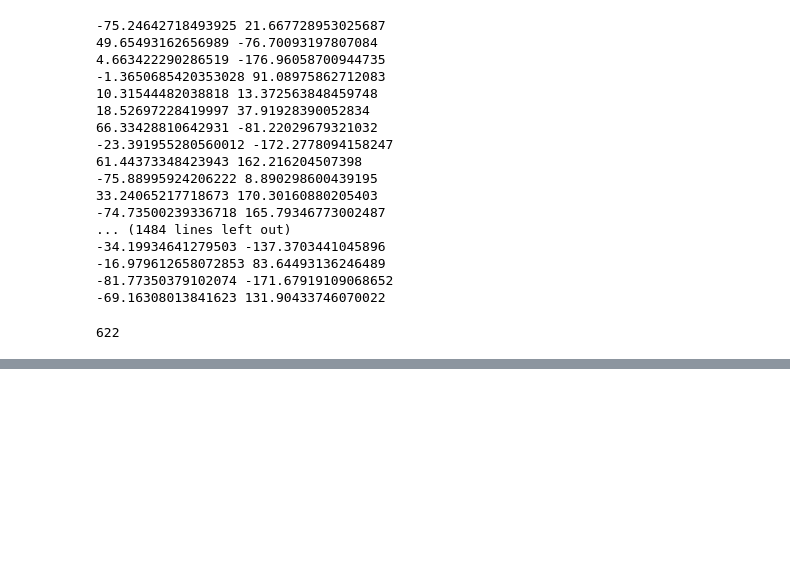
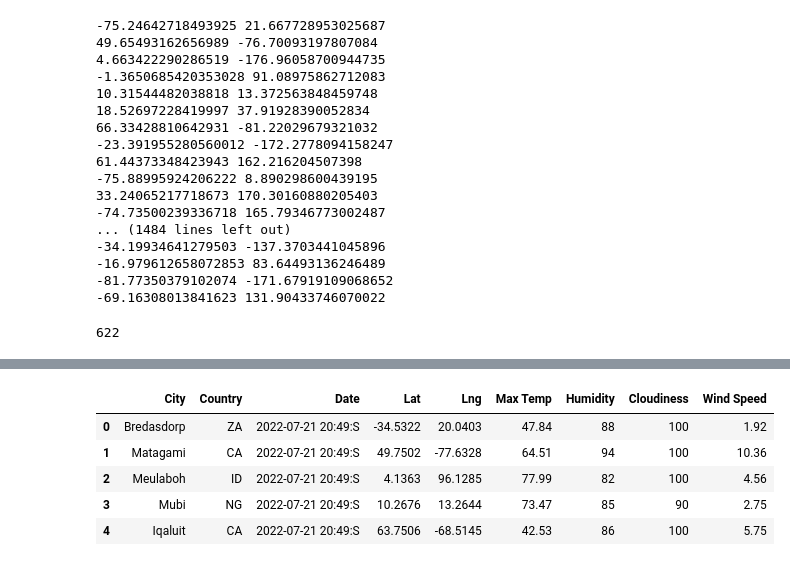
Before and after one commit to jmoletteire/World-Weather-Analysis, a Jupyter notebook: WeatherPy.ipynb, the cells around one changed output, grey strips where cells are left out. Drawn from its saved outputs; the diff is of its cells as text; code cells hidden in the pictures; blank space fills up the shorter version.

```diff
--- a/WeatherPy.ipynb
+++ b/WeatherPy.ipynb
@@ -53,0 +155,11 @@ len(cities)
+# %%
+city_data_df = city_data_df[["City", "Country", "Date", "Lat", "Lng", "Max Temp", "Humidity", "Clouds", "Wind"]]
+city_data_df.rename(columns={"Clouds":"Cloudiness", "Wind":"Wind Speed"}, inplace=True)
+city_data_df.head()
+# %% [output]
+|  | City | Country | Date | Lat | Lng | Max Temp | Humidity | Cloudiness | Wind Speed |
+| 0 | Bredasdorp | ZA | 2022-07-21 20:49:S | -34.5322 | 20.0403 | 47.84 | 88 | 100 | 1.92 |
+| 1 | Matagami | CA | 2022-07-21 20:49:S | 49.7502 | -77.6328 | 64.51 | 94 | 100 | 10.36 |
+| 2 | Meulaboh | ID | 2022-07-21 20:49:S | 4.1363 | 96.1285 | 77.99 | 82 | 100 | 4.56 |
+| 3 | Mubi | NG | 2022-07-21 20:49:S | 10.2676 | 13.2644 | 73.47 | 85 | 90 | 2.75 |
+| 4 | Iqaluit | CA | 2022-07-21 20:49:S | 63.7506 | -68.5145 | 42.53 | 86 | 100 | 5.75 |
```
Also changed, not shown: parts of 4 cells of this notebook, 4 other files.
